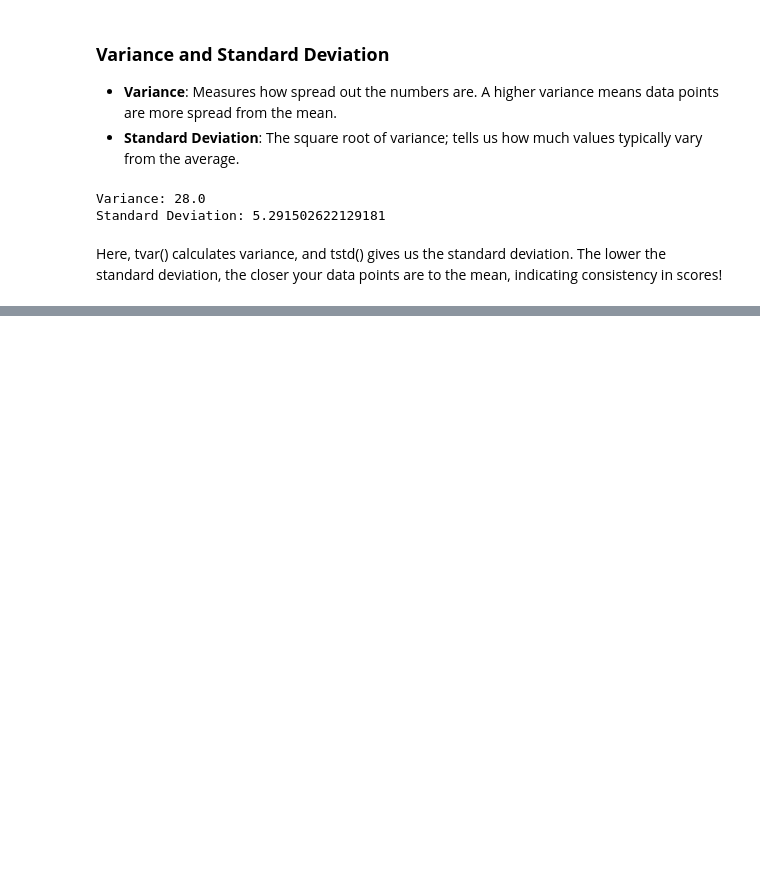
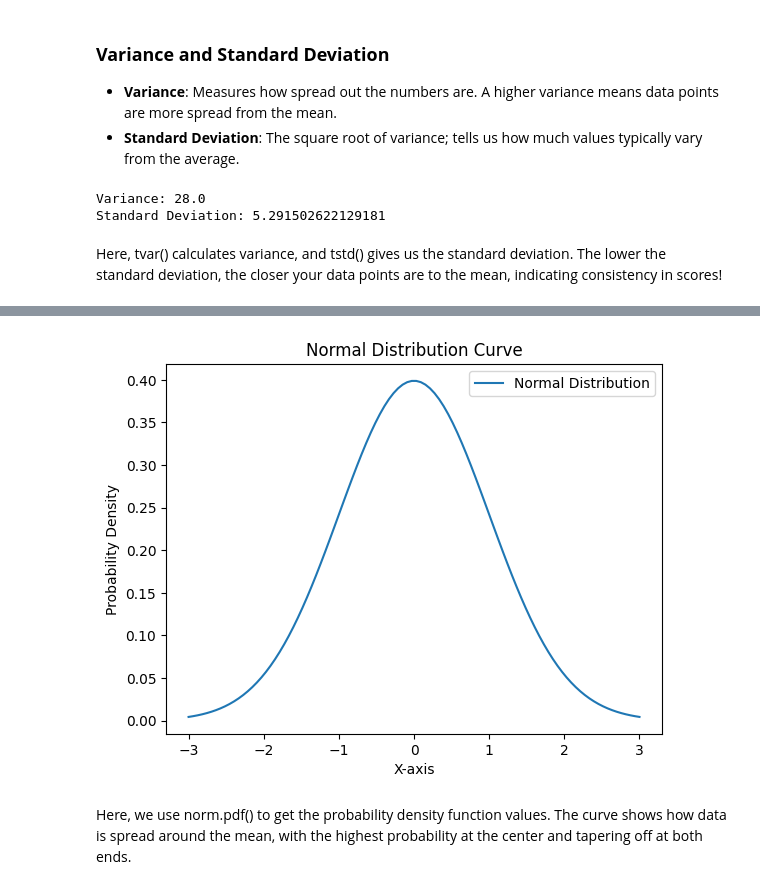
Before and after one commit to rubydamodar/SciPyMastery-From-Basics-to-Breakthroughs, a Jupyter notebook: Beginner Level/SCIPY-STATS.ipynb, the cells around one changed output, grey strips where cells are left out. Drawn from its saved outputs; the diff is of its cells as text; code cells hidden in the pictures; blank space fills up the shorter version.

```diff
--- a/Beginner Level/SCIPY-STATS.ipynb
+++ b/Beginner Level/SCIPY-STATS.ipynb
@@ -57,0 +66,22 @@ Here, tvar() calculates variance, and tstd() gives us the standard deviation. Th
+# %%
+import numpy as np
+import matplotlib.pyplot as plt
+from scipy.stats import norm
+
+# Parameters for our normal distribution
+mean = 0
+std_dev = 1
+
+# Generating data points
+x = np.linspace(-3, 3, 100)
+y = norm.pdf(x, mean, std_dev)
+plt.plot(x, y, label="Normal Distribution")
+plt.xlabel("X-axis")
+plt.ylabel("Probability Density")
+plt.legend()
+plt.title("Normal Distribution Curve")
+plt.show()
+# %% [output]
+[figure, added]
+# %% [markdown]
+Here, we use norm.pdf() to get the probability density function values. The curve shows how data is spread around the mean, with the highest probability at the center and tapering off at both ends.
```
Also changed, not shown: parts of 1 cell of this notebook.
